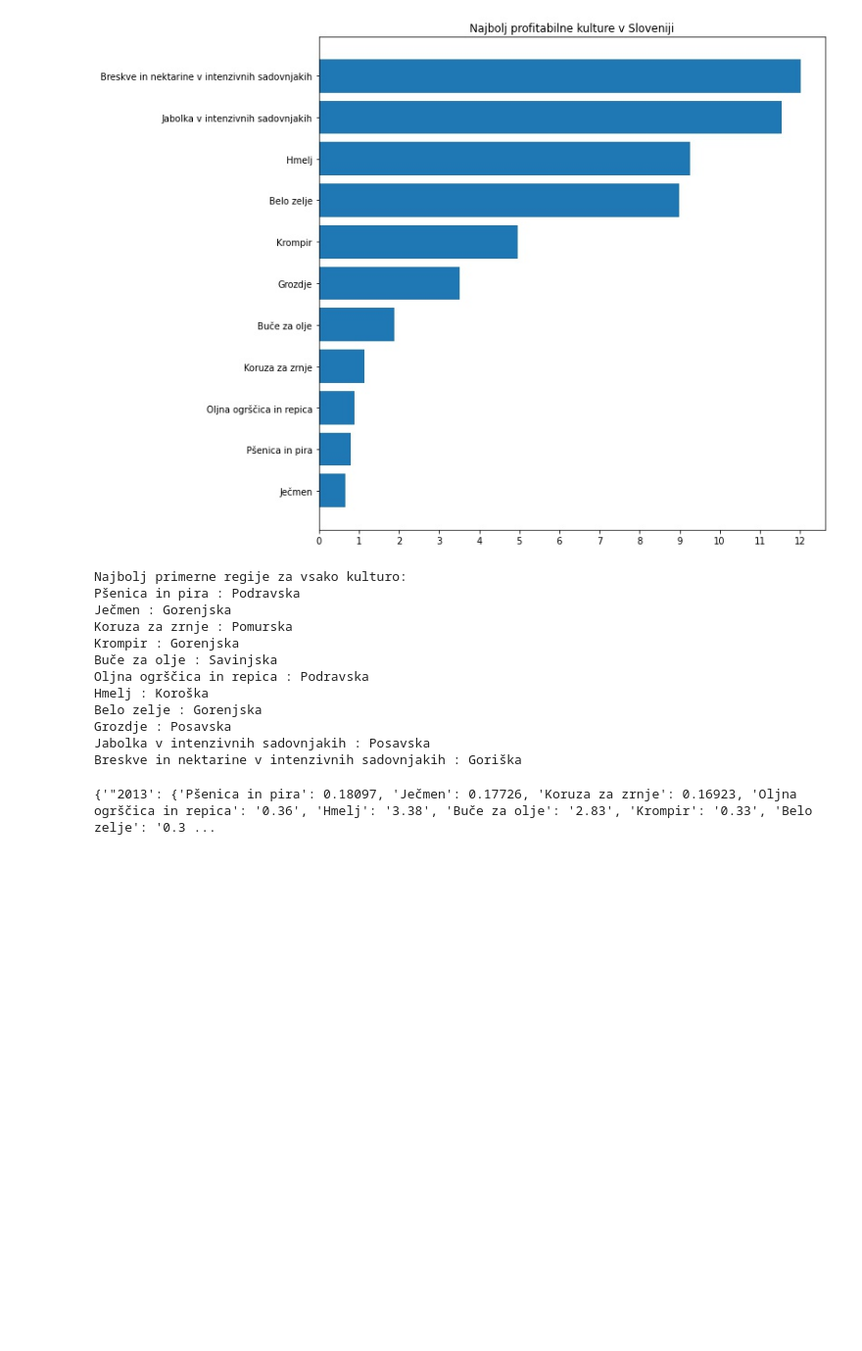
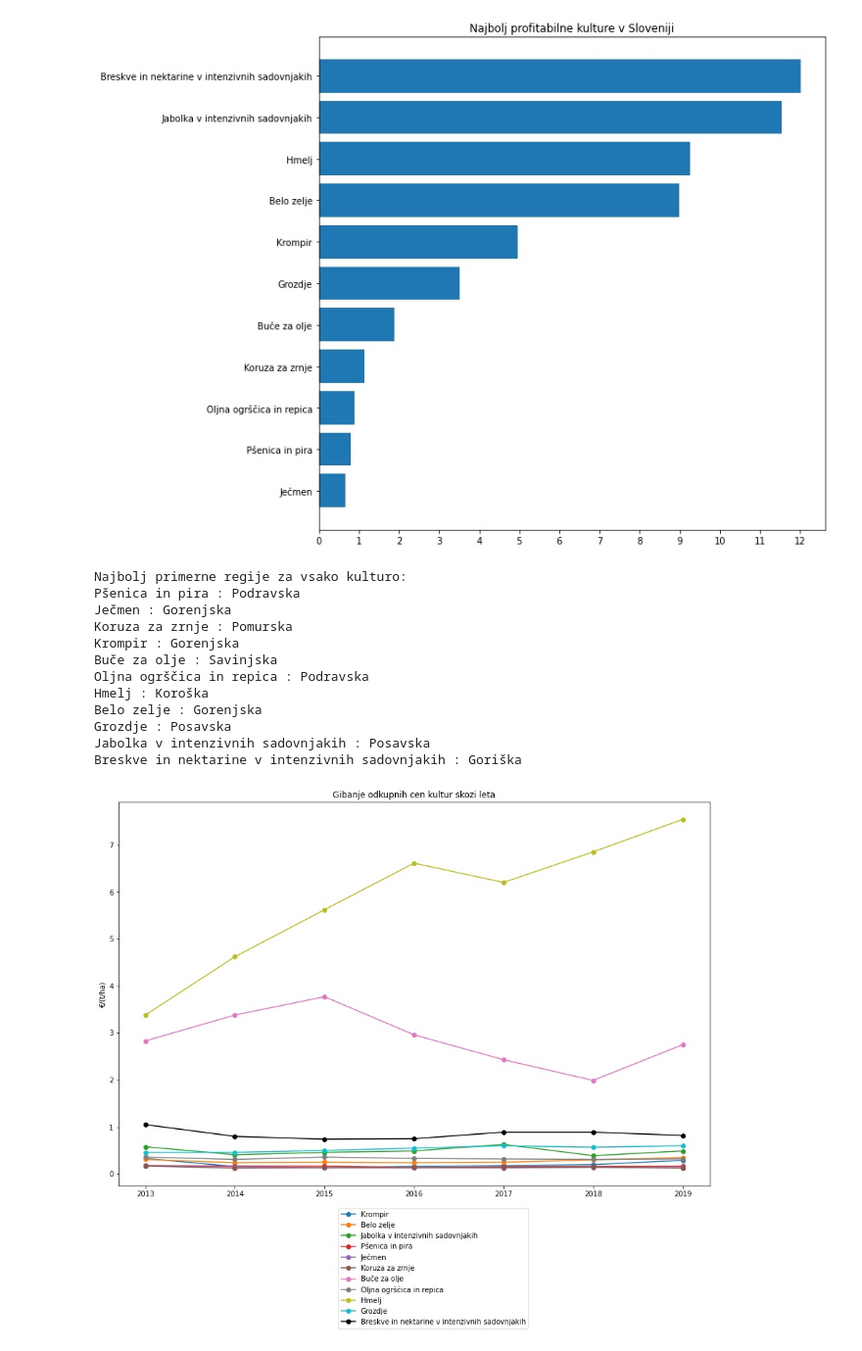
Before and after one commit to friderikceljski/PR21GRMKNR, a Jupyter notebook: Projekt.ipynb, the cells around one changed output. Shown at 98% size. Drawn from its saved outputs; the diff is of its cells as text; code cells hidden in the pictures; blank space fills up the shorter version.

```diff
--- a/Projekt.ipynb
+++ b/Projekt.ipynb
@@ -723,15 +723,14 @@ steviloLetno = 0
 letnice = 2013
 
 for i in range(2013, 2020, 1):
-
-    string = '"' + str(letnice) + ' SLOVENIJA"'
-    steviloLetno = float(df.loc[string][3])
+    string = '"' + str(letnice)
+    steviloLetno = float(Average_price[string]["Krompir"])
     povprecja.append(steviloLetno)
     letnice += 1
 
 plt.figure(figsize=(15,10))
 plt.plot(povprecja, marker="o", label="Krompir")
-plt.ylabel("t/ha")
+plt.ylabel("€/(t/ha)")
 x = [0,1,2,3,4,5,6]
 plt.xticks(x,range(2013, 2020, 1))
 
@@ -741,8 +740,8 @@ letnice = 2013
 
 for i in range(2013, 2020, 1):
 
-    string = '"' + str(letnice) + ' SLOVENIJA"'
-    steviloLetno = float(df.loc[string][7])
+    string = '"' + str(letnice)
+    steviloLetno = float(Average_price[string]["Belo zelje"])
     povprecja.append(steviloLetno)
     letnice += 1
 
@@ -755,8 +754,8 @@ letnice = 2013
 
 for i in range(2013, 2020, 1):
 
-    string = '"' + str(letnice) + ' SLOVENIJA"'
-    steviloLetno = float(df.loc[string][9])
+    string = '"' + str(letnice)
+    steviloLetno = float(Average_price[string]["Jabolka v intenzivnih sadovnjakih"])
     povprecja.append(steviloLetno)
     letnice += 1
 
@@ -769,8 +768,8 @@ letnice = 2013
 
 for i in range(2013, 2020, 1):
 
-    string = '"' + str(letnice) + ' SLOVENIJA"'
-    steviloLetno = float(df.loc[string][0])
+    string = '"' + str(letnice)
+    steviloLetno = float(Average_price[string]["Pšenica in pira"])
     povprecja.append(steviloLetno)
     letnice += 1
 
@@ -783,8 +782,8 @@ letnice = 2013
 
 for i in range(2013, 2020, 1):
 
-    string = '"' + str(letnice) + ' SLOVENIJA"'
-    steviloLetno = float(df.loc[string][1])
+    string = '"' + str(letnice)
+    steviloLetno = float(Average_price[string]["Ječmen"])
     povprecja.append(steviloLetno)
     letnice += 1
 
@@ -796,9 +795,8 @@ steviloLetno = 0
 letnice = 2013
 
 for i in range(2013, 2020, 1):
-
-    string = '"' + str(letnice) + ' SLOVENIJA"'
-    steviloLetno = float(df.loc[string][2])
+    string = '"' + str(letnice)
+    steviloLetno = float(Average_price[string]["Koruza za zrnje"])
     povprecja.append(steviloLetno)
     letnice += 1
 
@@ -811,8 +809,8 @@ letnice = 2013
 
 for i in range(2013, 2020, 1):
 
-    string = '"' + str(letnice) + ' SLOVENIJA"'
-    steviloLetno = float(df.loc[string][4])
+    string = '"' + str(letnice)
+    steviloLetno = float(Average_price[string]["Buče za olje"])
     povprecja.append(steviloLetno)
     letnice += 1
 
@@ -825,8 +823,8 @@ letnice = 2013
 
 for i in range(2013, 2020, 1):
 
-    string = '"' + str(letnice) + ' SLOVENIJA"'
-    steviloLetno = float(df.loc[string][5])
+    string = '"' + str(letnice)
+    steviloLetno = float(Average_price[string]["Oljna ogrščica in repica"])
     povprecja.append(steviloLetno)
     letnice += 1
 
@@ -839,45 +837,43 @@ letnice = 2013
 
 for i in range(2013, 2020, 1):
 
-    string = '"' + str(letnice) + ' SLOVENIJA"'
-    steviloLetno = float(df.loc[string][6])
+    string = '"' + str(letnice)
+    steviloLetno = float(Average_price[string]["Hmelj"])
     povprecja.append(steviloLetno)
     letnice += 1
 
 
 plt.plot(povprecja, marker="o", label="Hmelj")
 
 povprecja = []
 steviloLetno = 0
 letnice = 2013
 
 for i in range(2013, 2020, 1):
 
-    string = '"' + str(letnice) + ' SLOVENIJA"'
-    steviloLetno = float(df.loc[string][8])
+    string = '"' + str(letnice)
+    steviloLetno = float(Average_price[string]["Grozdje"])
     povprecja.append(steviloLetno)
     letnice += 1
 
 
 plt.plot(povprecja, marker="o", label="Grozdje")
 
 povprecja = []
 steviloLetno = 0
 letnice = 2013
 
 for i in range(2013, 2020, 1):
 
     string = '"' + str(letnice)
-    steviloLetno = Average_price[string]
+    steviloLetno = float(Average_price[string]["Breskve in nektarine v intenzivnih sadovnjakih"])
     povprecja.append(steviloLetno)
     letnice += 1
 
 
 plt.plot(povprecja, marker="o", label="Breskve in nektarine v intenzivnih sadovnjakih", color="black")
 plt.legend(bbox_to_anchor=(0.7, -0.05))
-plt.title("Povprečna pridelava živil letno")
+plt.title("Gibanje odkupnih cen kultur skozi leta")
 plt.show()
+# %% [output]
+[figure, added]
-# %%
-print(Average_price)
-# %% [output]
-{'"2013': {'Pšenica in pira': 0.18097, 'Ječmen': 0.17726, 'Koruza za zrnje': 0.16923, 'Oljna ogrščica in repica': '0.36', 'Hmelj': '3.38', 'Buče za olje': '2.83', 'Krompir': '0.33', 'Belo zelje': '0.3 ...
```
